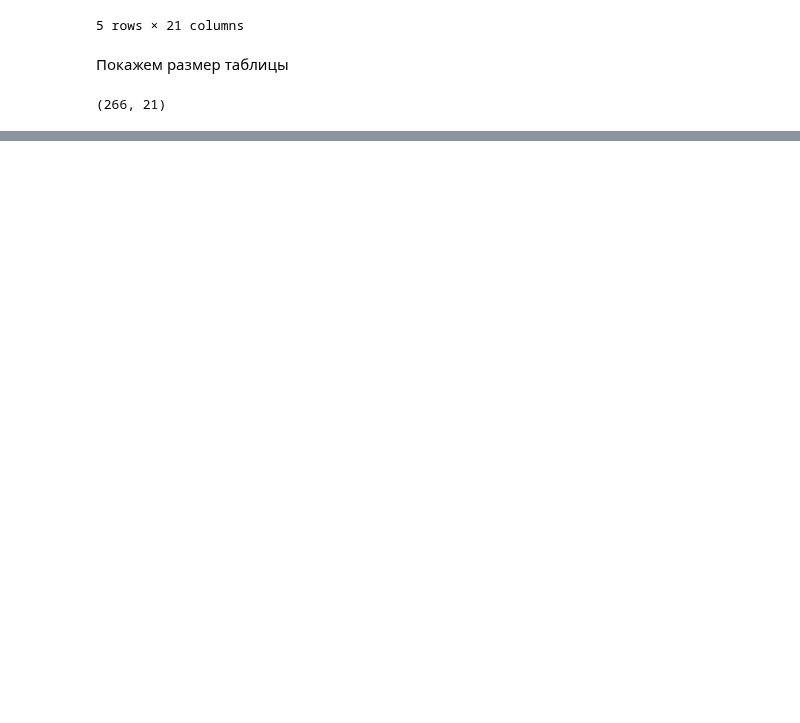
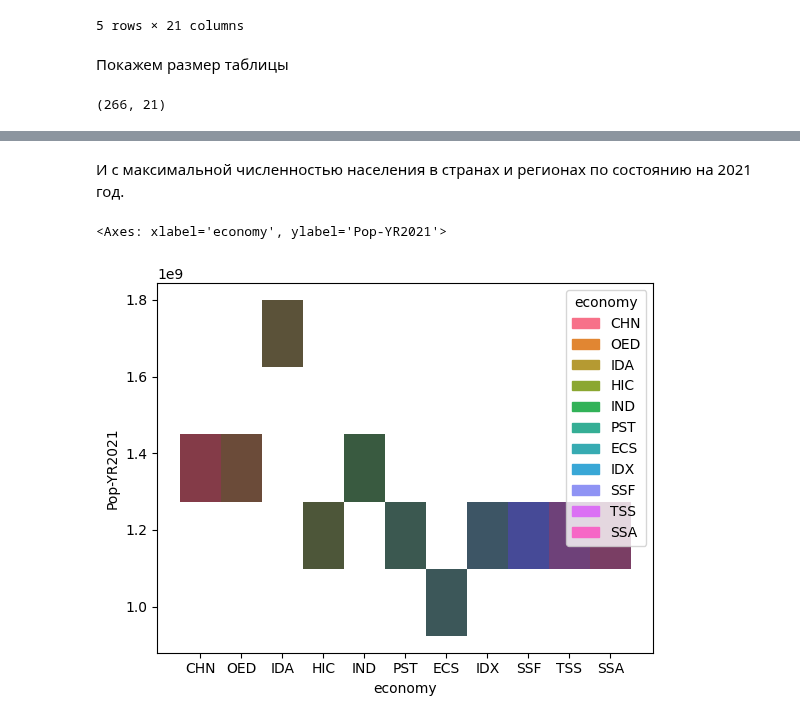
Before and after one commit to Evgeniy-Pavlov/python_education_prof, a Jupyter notebook: homework_08/homework.ipynb, the cells around one changed output, grey strips where cells are left out. Drawn from its saved outputs; the diff is of its cells as text; code cells hidden in the pictures; blank space fills up the shorter version.

```diff
--- a/homework_08/homework.ipynb
+++ b/homework_08/homework.ipynb
@@ -52,0 +75,7 @@ data.shape
+# %% [markdown]
+И с максимальной численностью населения в странах и регионах по состоянию на 2021 год.
+# %%
+sns.histplot(data.sort_values(by='Pop-YR2002', ascending=False)[14:25:], x='economy', y='Pop-YR2021', hue='economy')
+# %% [output]
+<Axes: xlabel='economy', ylabel='Pop-YR2021'>
+[figure, added]
```
Also changed, not shown: parts of 11 cells of this notebook.
